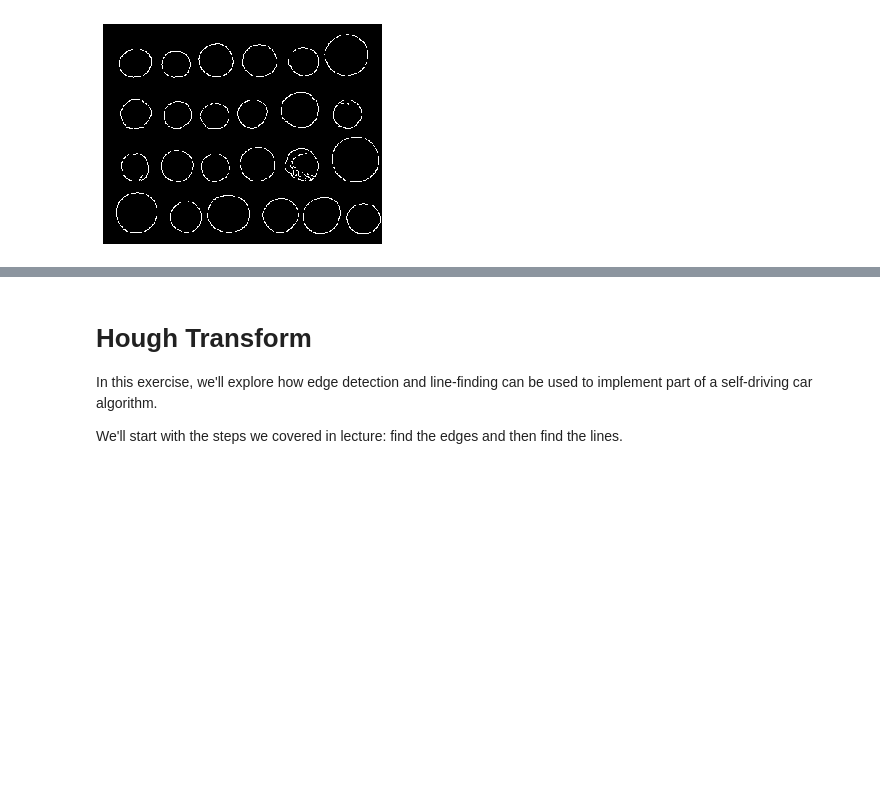
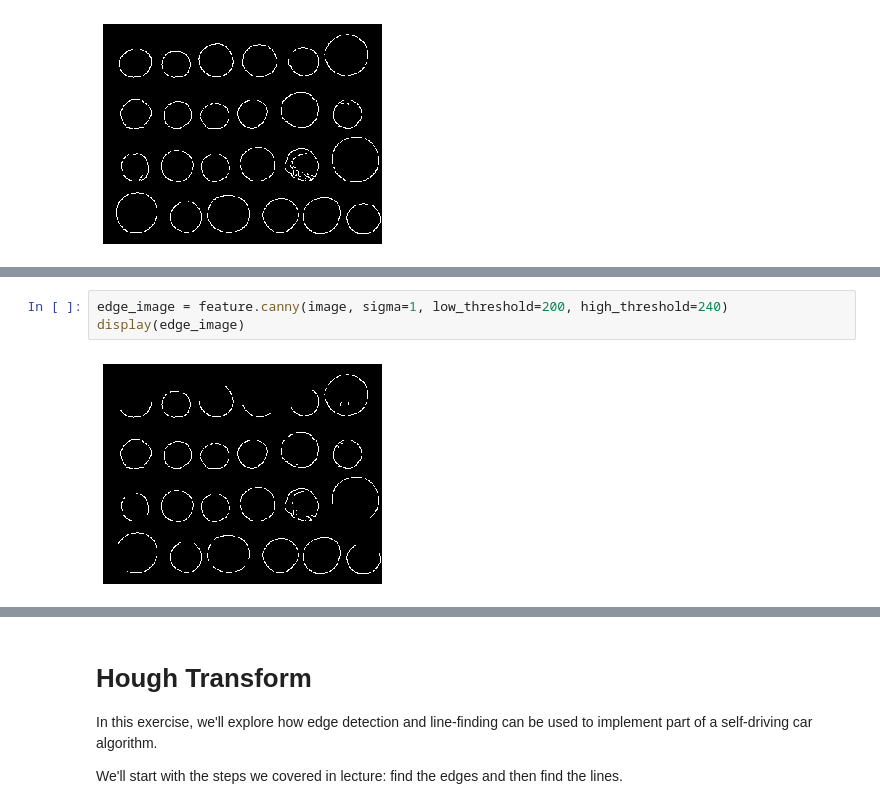
Before and after one commit to yrafalin/ComputerVision, a Jupyter notebook: EdgeDetection/Advanced edge detection.ipynb, the cells around one changed output, grey strips where cells are left out. Cells and saved outputs as stored; diff of their text form; blank space fills up the shorter version.

```diff
--- a/EdgeDetection/Advanced edge detection.ipynb
+++ b/EdgeDetection/Advanced edge detection.ipynb
@@ -198,0 +215,5 @@ Changing
+# %%
+edge_image = feature.canny(image, sigma=1, low_threshold=200, high_threshold=240)
+display(edge_image)
+# %% [output]
+[figure, added]
```
Also changed, not shown: parts of 23 cells of this notebook.
